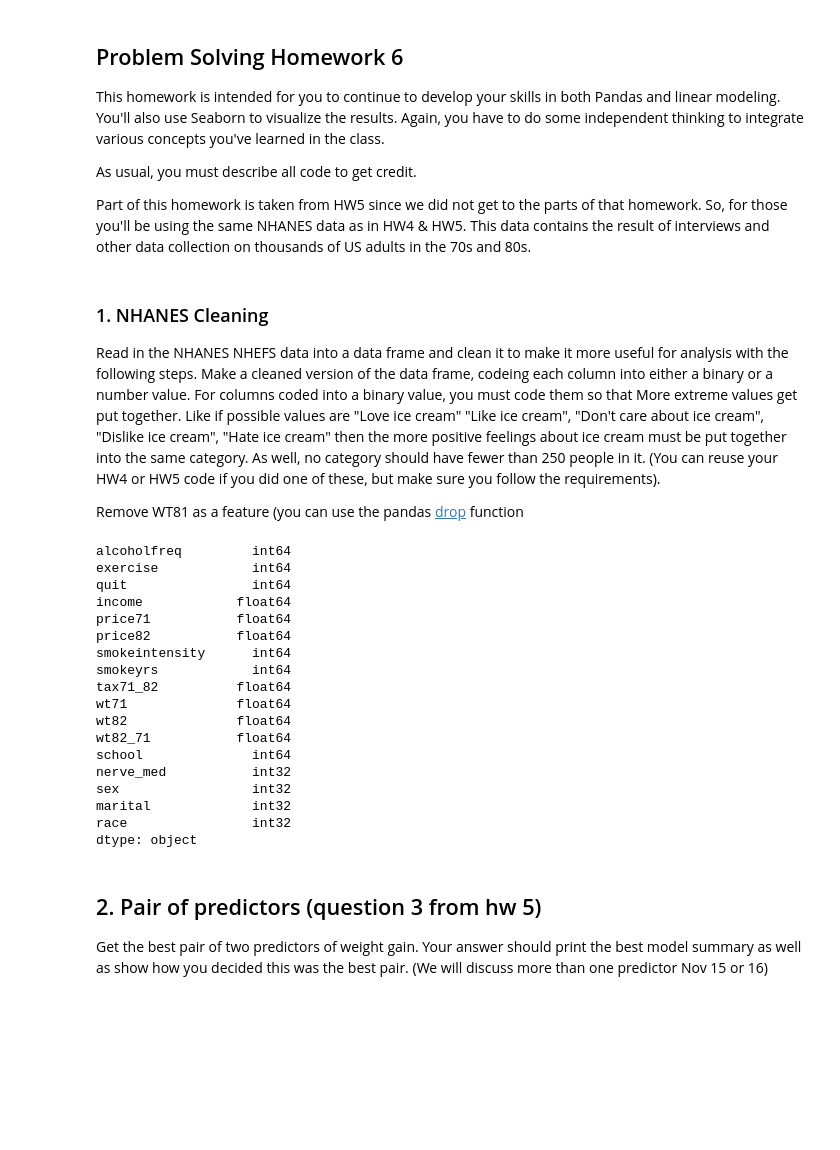
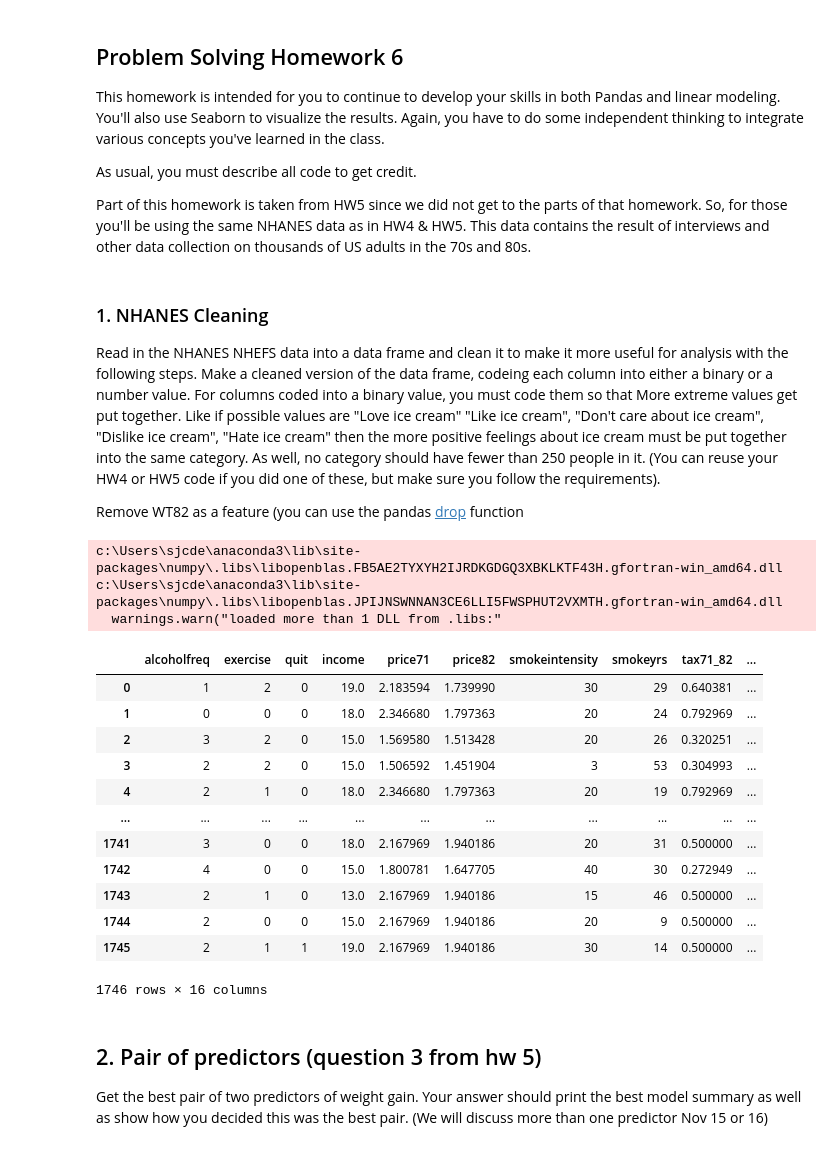
Before and after one commit to sam-delap/ds4bio, a Jupyter notebook: ProblemSets/hw6.ipynb, the cells around one changed output. Drawn from its saved outputs; the diff is of its cells as text; code cells hidden in the pictures; blank space fills up the shorter version.

```diff
--- a/ProblemSets/hw6.ipynb
+++ b/ProblemSets/hw6.ipynb
@@ -10,52 +10,52 @@ Part of this homework is taken from HW5 since we did not get to the parts of tha
 Read in the NHANES NHEFS data into a data frame and clean it to make it more useful for analysis with the following steps. Make a cleaned version of the data frame, codeing each column into either a binary or a number value.  For columns coded into a binary value, you must code them so that
 More extreme values get put together. Like if possible values are "Love ice cream" "Like ice cream", "Don't care about ice cream", "Dislike ice cream", "Hate ice cream" then the more positive feelings about ice cream must be put together into the same category. As well, no category should have fewer than 250 people in it. (You can reuse your HW4 or HW5 code if you did one of these, but make sure you follow the requirements).
 
-Remove WT81 as a feature (you can use the pandas [drop](https://pandas.pydata.org/pandas-docs/stable/reference/api/pandas.DataFrame.drop.html) function
+Remove WT82 as a feature (you can use the pandas [drop](https://pandas.pydata.org/pandas-docs/stable/reference/api/pandas.DataFrame.drop.html) function
 # %%
 # Load packages and data
 import pandas as pd
 import numpy as np
 nhefs = pd.read_csv('../data/nhefs.csv')
 
+# Drop wt82
+nhefs = nhefs.drop('wt82', axis=1)
 # For columns with categories, pull the category
 cats = nhefs.loc[:,['alcoholfreq', 'exercise', 'quit']]
 cats = cats.applymap(lambda x: int(x[0]))
 # Replace the categorical columns in the main df with our encoded columns
 nhefs = nhefs.drop(['alcoholfreq', 'exercise', 'quit'], axis=1)
 nhefs = pd.concat([cats, nhefs], axis=1)
 
 # nerve_med (nerve medication or not)
 nhefs['nerve_med'] = (nhefs['nerve_med'] == 'Yes').astype(int)
 
 # sex (male or not)
 nhefs['sex'] = (nhefs['sex'] == 'man').astype(int)
 
 # marital (married or not)
 nhefs['marital'] = (nhefs['marital'] == 'married').astype(int)
 
 # race (white or not)
 nhefs['race'] = (nhefs['race'] == 'White').astype(int)
 
-nhefs.dtypes
+nhefs
 # %% [output]
-alcoholfreq         int64
-exercise            int64
-quit                int64
-income            float64
-price71           float64
-price82           float64
-smokeintensity      int64
-smokeyrs            int64
-tax71_82          float64
-wt71              float64
-wt82              float64
-wt82_71           float64
-school              int64
-nerve_med           int32
-sex                 int32
-marital             int32
-race                int32
-dtype: object
+c:\Users\sjcde\anaconda3\lib\site-packages\numpy\.libs\libopenblas.FB5AE2TYXYH2IJRDKGDGQ3XBKLKTF43H.gfortran-win_amd64.dll
+c:\Users\sjcde\anaconda3\lib\site-packages\numpy\.libs\libopenblas.JPIJNSWNNAN3CE6LLI5FWSPHUT2VXMTH.gfortran-win_amd64.dll
+  warnings.warn("loaded more than 1 DLL from .libs:"
+|  | alcoholfreq | exercise | quit | income | price71 | price82 | smokeintensity | smokeyrs | tax71_82 | ... |
+| 0 | 1 | 2 | 0 | 19.0 | 2.183594 | 1.739990 | 30 | 29 | 0.640381 | ... |
+| 1 | 0 | 0 | 0 | 18.0 | 2.346680 | 1.797363 | 20 | 24 | 0.792969 | ... |
+| 2 | 3 | 2 | 0 | 15.0 | 1.569580 | 1.513428 | 20 | 26 | 0.320251 | ... |
+| 3 | 2 | 2 | 0 | 15.0 | 1.506592 | 1.451904 | 3 | 53 | 0.304993 | ... |
+| 4 | 2 | 1 | 0 | 18.0 | 2.346680 | 1.797363 | 20 | 19 | 0.792969 | ... |
+| ... | ... | ... | ... | ... | ... | ... | ... | ... | ... | ... |
+| 1741 | 3 | 0 | 0 | 18.0 | 2.167969 | 1.940186 | 20 | 31 | 0.500000 | ... |
+| 1742 | 4 | 0 | 0 | 15.0 | 1.800781 | 1.647705 | 40 | 30 | 0.272949 | ... |
+| 1743 | 2 | 1 | 0 | 13.0 | 2.167969 | 1.940186 | 15 | 46 | 0.500000 | ... |
+| 1744 | 2 | 0 | 0 | 15.0 | 2.167969 | 1.940186 | 20 | 9 | 0.500000 | ... |
+| 1745 | 2 | 1 | 1 | 19.0 | 2.167969 | 1.940186 | 30 | 14 | 0.500000 | ... |
+1746 rows × 16 columns
 # %% [markdown]
 ## 2. Pair of predictors (question 3 from hw 5)
 Get the best pair of two predictors of weight gain.  Your answer should print the best model summary as well as show how you decided this was the best pair. (We will discuss more than one predictor Nov 15 or 16)
```
Also changed, not shown: parts of 5 cells of this notebook.
